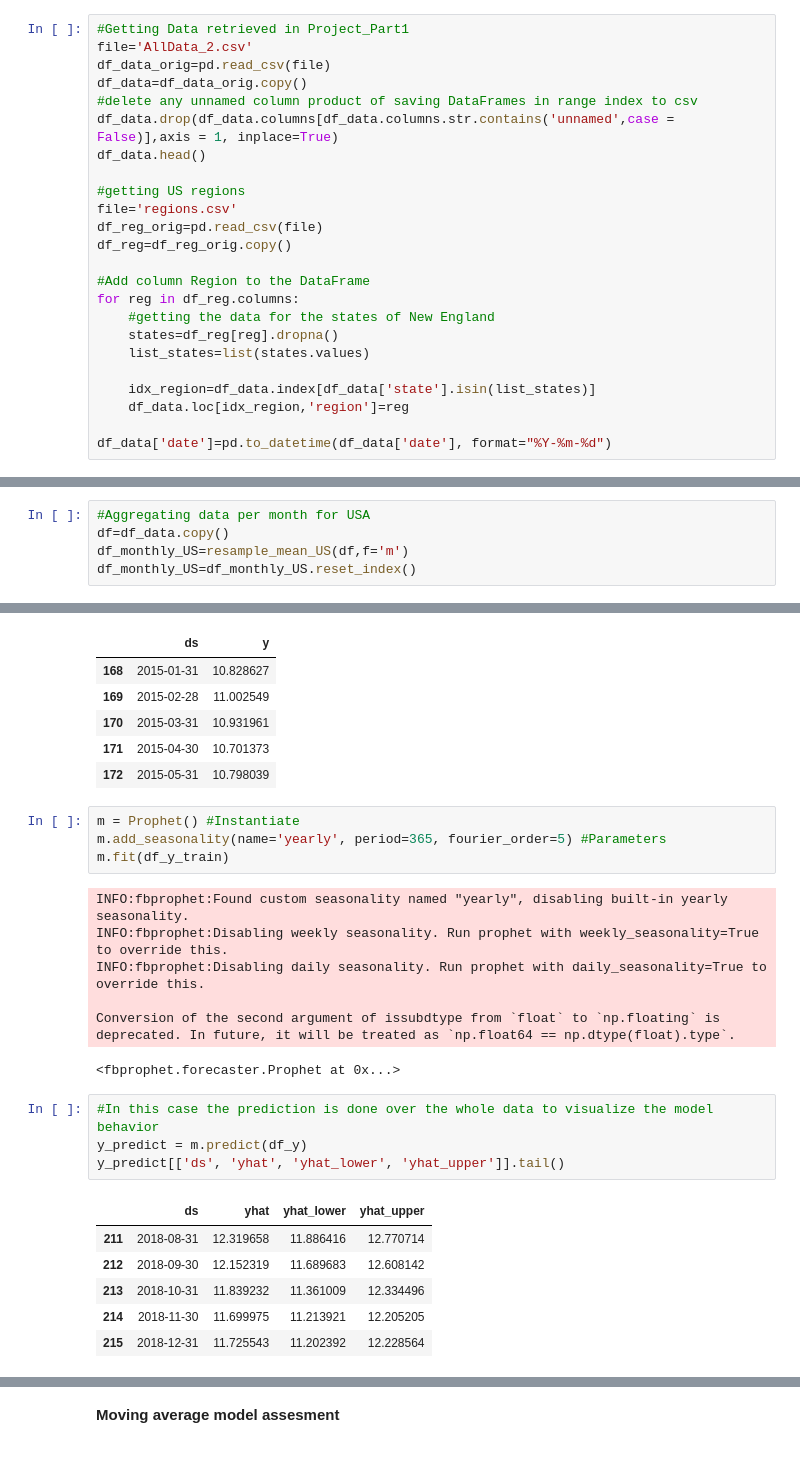
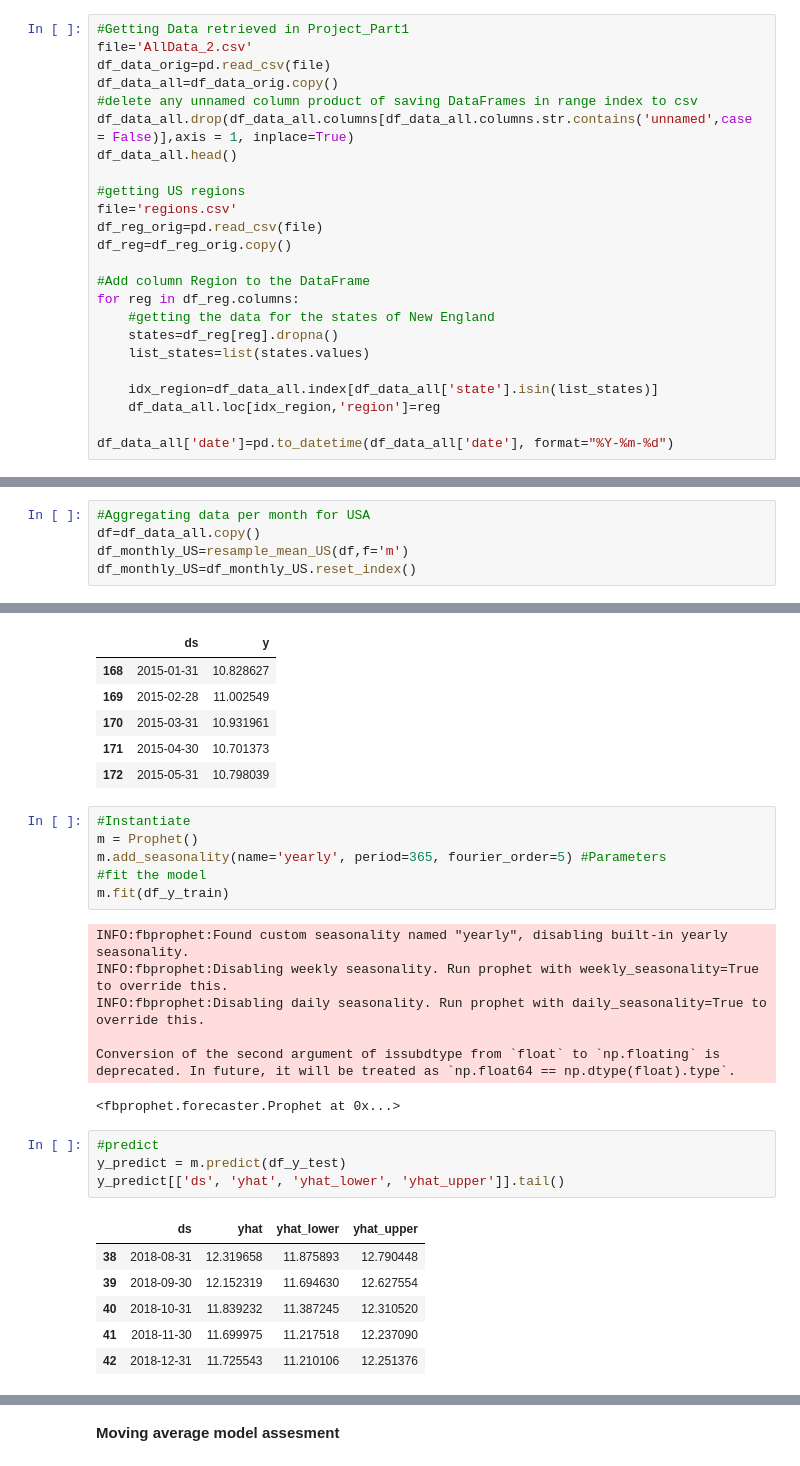
Before and after one commit to megiza/First_CapstoneProject, a Jupyter notebook: Project1_Part4.ipynb, the cells around one changed output, grey strips where cells are left out. Cells and saved outputs as stored; diff of their text form.

```diff
--- a/Project1_Part4.ipynb
+++ b/Project1_Part4.ipynb
@@ -98,10 +113,10 @@ def resample_mean_US(df, f='Y'):
 #Getting Data retrieved in Project_Part1
 file='AllData_2.csv'
 df_data_orig=pd.read_csv(file)
-df_data=df_data_orig.copy()
+df_data_all=df_data_orig.copy()
 #delete any unnamed column product of saving DataFrames in range index to csv
-df_data.drop(df_data.columns[df_data.columns.str.contains('unnamed',case = False)],axis = 1, inplace=True)
-df_data.head()
+df_data_all.drop(df_data_all.columns[df_data_all.columns.str.contains('unnamed',case = False)],axis = 1, inplace=True)
+df_data_all.head()
 
 #getting US regions
 file='regions.csv'
@@ -114,8 +129,8 @@ for reg in df_reg.columns:
     states=df_reg[reg].dropna()
     list_states=list(states.values)
 
-    idx_region=df_data.index[df_data['state'].isin(list_states)]
-    df_data.loc[idx_region,'region']=reg
+    idx_region=df_data_all.index[df_data_all['state'].isin(list_states)]
+    df_data_all.loc[idx_region,'region']=reg
 
-df_data['date']=pd.to_datetime(df_data['date'], format="%Y-%m-%d")
+df_data_all['date']=pd.to_datetime(df_data_all['date'], format="%Y-%m-%d")
 # %%
@@ -155,7 +168,7 @@ df_model_assesment=pd.DataFrame(columns=['Model', 'mean_squared_log_error', 'mea
 ### Working for a model for the US mean temperature
 # %%
 #Aggregating data per month for USA
-df=df_data.copy()
+df=df_data_all.copy()
 df_monthly_US=resample_mean_US(df,f='m')
 df_monthly_US=df_monthly_US.reset_index()
 # %%
@@ -235,8 +387,10 @@ df_y_train.tail()
 | 171 | 2015-04-30 | 10.701373 |
 | 172 | 2015-05-31 | 10.798039 |
 # %%
-m = Prophet() #Instantiate
+#Instantiate
+m = Prophet()
 m.add_seasonality(name='yearly', period=365, fourier_order=5) #Parameters
+#fit the model
 m.fit(df_y_train)
 # %% [output]
 INFO:fbprophet:Found custom seasonality named "yearly", disabling built-in yearly seasonality.
@@ -246,13 +400,13 @@ INFO:fbprophet:Disabling daily seasonality. Run prophet with daily_seasonality=T
 Conversion of the second argument of issubdtype from `float` to `np.floating` is deprecated. In future, it will be treated as `np.float64 == np.dtype(float).type`.
 <fbprophet.forecaster.Prophet at 0x...>
 # %%
-#In this case the prediction is done over the whole data to visualize the model behavior
-y_predict = m.predict(df_y)
+#predict
+y_predict = m.predict(df_y_test)
 y_predict[['ds', 'yhat', 'yhat_lower', 'yhat_upper']].tail()
 # %% [output]
 |  | ds | yhat | yhat_lower | yhat_upper |
-| 211 | 2018-08-31 | 12.319658 | 11.886416 | 12.770714 |
-| 212 | 2018-09-30 | 12.152319 | 11.689683 | 12.608142 |
-| 213 | 2018-10-31 | 11.839232 | 11.361009 | 12.334496 |
-| 214 | 2018-11-30 | 11.699975 | 11.213921 | 12.205205 |
-| 215 | 2018-12-31 | 11.725543 | 11.202392 | 12.228564 |
+| 38 | 2018-08-31 | 12.319658 | 11.875893 | 12.790448 |
+| 39 | 2018-09-30 | 12.152319 | 11.694630 | 12.627554 |
+| 40 | 2018-10-31 | 11.839232 | 11.387245 | 12.310520 |
+| 41 | 2018-11-30 | 11.699975 | 11.217518 | 12.237090 |
+| 42 | 2018-12-31 | 11.725543 | 11.210106 | 12.251376 |
```
Also changed, not shown: parts of 38 cells of this notebook, 5 other files.
